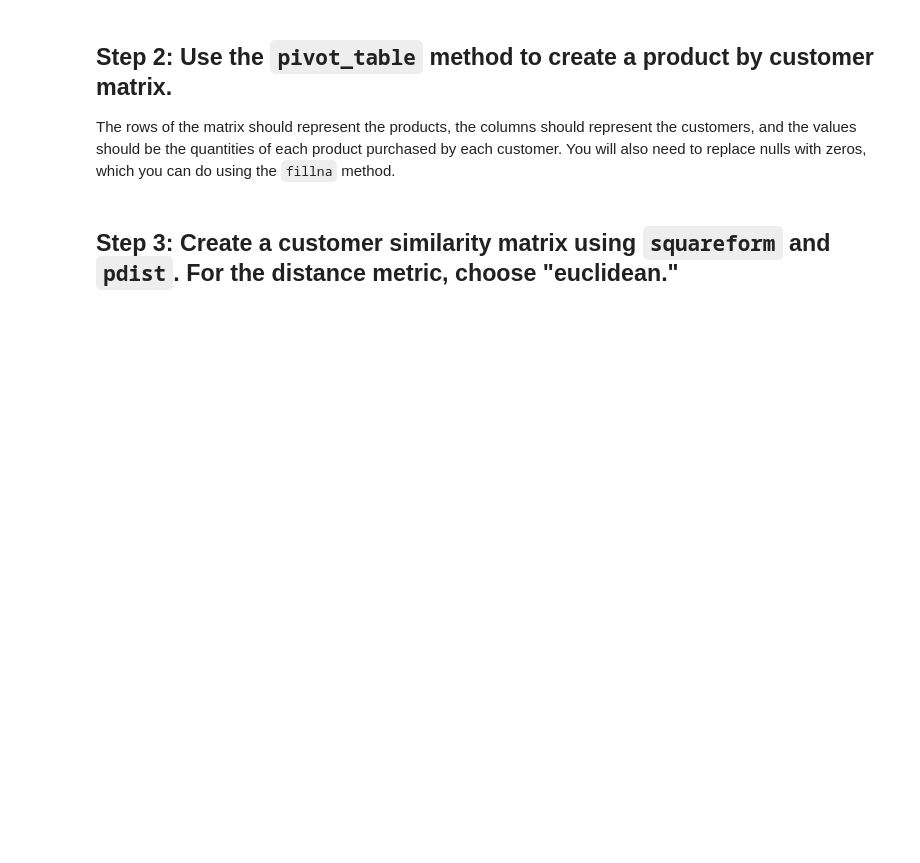
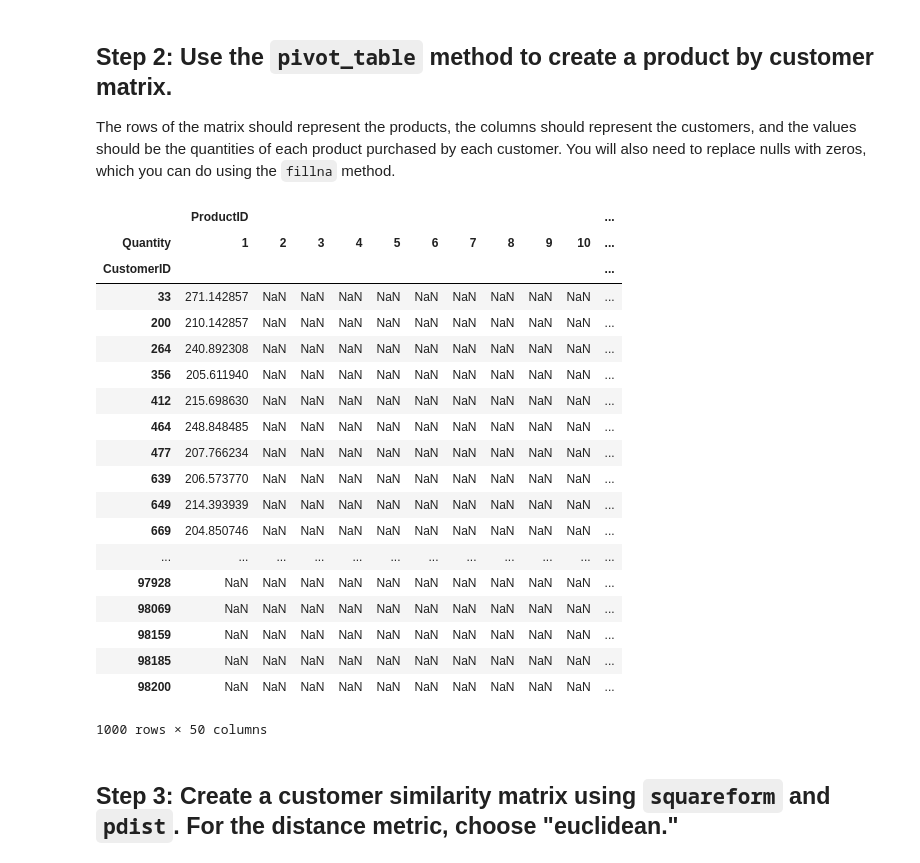
Before and after one commit to marinapm90/data-labs, a Jupyter notebook: module-2/lab-intro-recommender-systems/your-code/main.ipynb, the cells around one changed output. Drawn from its saved outputs; the diff is of its cells as text; code cells hidden in the pictures; blank space fills up the shorter version.

```diff
--- a/module-2/lab-intro-recommender-systems/your-code/main.ipynb
+++ b/module-2/lab-intro-recommender-systems/your-code/main.ipynb
@@ -26,6 +49,29 @@ You will need to group by CustomerID and ProductName and then sum the Quantity f
 ## Step 2: Use the `pivot_table` method to create a product by customer matrix.
 
 The rows of the matrix should represent the products, the columns should represent the customers, and the values should be the quantities of each product purchased by each customer. You will also need to replace nulls with zeros, which you can do using the `fillna` method.
+# %%
+data.pivot_table(index="CustomerID", columns="Quantity")
+# %% [output]
+|  | ProductID |  |  |  |  |  |  |  |  |  | ... |
+| Quantity | 1 | 2 | 3 | 4 | 5 | 6 | 7 | 8 | 9 | 10 | ... |
+| CustomerID |  |  |  |  |  |  |  |  |  |  | ... |
+| 33 | 271.142857 | NaN | NaN | NaN | NaN | NaN | NaN | NaN | NaN | NaN | ... |
+| 200 | 210.142857 | NaN | NaN | NaN | NaN | NaN | NaN | NaN | NaN | NaN | ... |
+| 264 | 240.892308 | NaN | NaN | NaN | NaN | NaN | NaN | NaN | NaN | NaN | ... |
+| 356 | 205.611940 | NaN | NaN | NaN | NaN | NaN | NaN | NaN | NaN | NaN | ... |
+| 412 | 215.698630 | NaN | NaN | NaN | NaN | NaN | NaN | NaN | NaN | NaN | ... |
+| 464 | 248.848485 | NaN | NaN | NaN | NaN | NaN | NaN | NaN | NaN | NaN | ... |
+| 477 | 207.766234 | NaN | NaN | NaN | NaN | NaN | NaN | NaN | NaN | NaN | ... |
+| 639 | 206.573770 | NaN | NaN | NaN | NaN | NaN | NaN | NaN | NaN | NaN | ... |
+| 649 | 214.393939 | NaN | NaN | NaN | NaN | NaN | NaN | NaN | NaN | NaN | ... |
+| 669 | 204.850746 | NaN | NaN | NaN | NaN | NaN | NaN | NaN | NaN | NaN | ... |
+| ... | ... | ... | ... | ... | ... | ... | ... | ... | ... | ... | ... |
+| 97928 | NaN | NaN | NaN | NaN | NaN | NaN | NaN | NaN | NaN | NaN | ... |
+| 98069 | NaN | NaN | NaN | NaN | NaN | NaN | NaN | NaN | NaN | NaN | ... |
+| 98159 | NaN | NaN | NaN | NaN | NaN | NaN | NaN | NaN | NaN | NaN | ... |
+| 98185 | NaN | NaN | NaN | NaN | NaN | NaN | NaN | NaN | NaN | NaN | ... |
+| 98200 | NaN | NaN | NaN | NaN | NaN | NaN | NaN | NaN | NaN | NaN | ... |
+1000 rows × 50 columns
 # %% [markdown]
 ## Step 3: Create a customer similarity matrix using `squareform` and `pdist`. For the distance metric, choose "euclidean."
 # %% [markdown]
```
Also changed, not shown: parts of 1 cell of this notebook.
